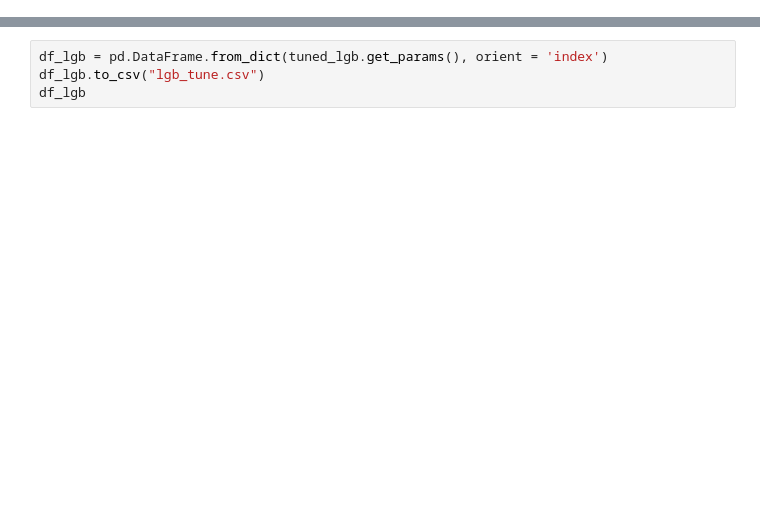
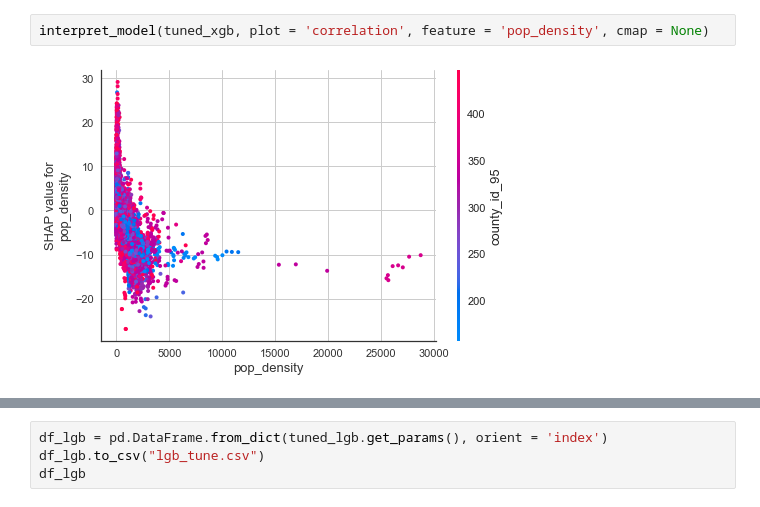
Before and after one commit to galengorski/CAWSC_WaterUse, a Jupyter notebook: ml_experiments/annual_v_0_0/pycaret/pycaret_shadow.ipynb, the cells around one changed output, grey strips where cells are left out. Saved outputs shown, nothing was run; the diff lists cells and outputs as text; blank space fills up the shorter version.

```diff
--- a/ml_experiments/annual_v_0_0/pycaret/pycaret_shadow.ipynb
+++ b/ml_experiments/annual_v_0_0/pycaret/pycaret_shadow.ipynb
@@ -156,0 +345,4 @@ plot_model(tuned_xgb,  plot = 'error')
+# %%
+interpret_model(tuned_xgb, plot = 'correlation', feature = 'pop_density', cmap = None)
+# %% [output]
+[figure, added]
```
Also changed, not shown: parts of 19 cells of this notebook, 2 other files.
